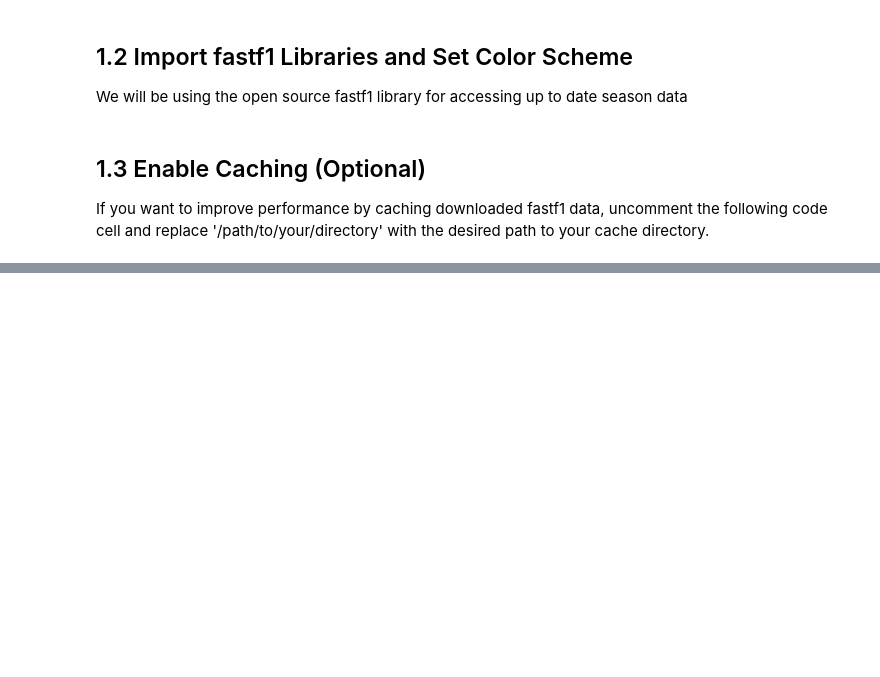
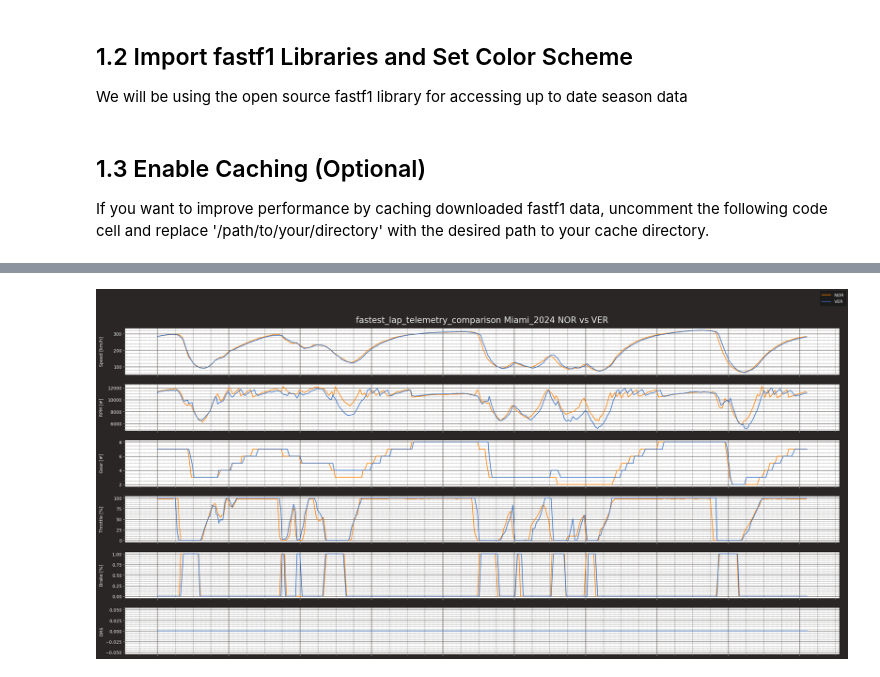
Before and after one commit to CharlotteGithub-prog/mclaren-performance-analysis-2024, a Jupyter notebook: 2024_season_overview.ipynb, the cells around one changed output, grey strips where cells are left out. Drawn from its saved outputs; the diff is of its cells as text; code cells hidden in the pictures; blank space fills up the shorter version.

Commit message:
Add DRS to subplots

```diff
--- a/2024_season_overview.ipynb
+++ b/2024_season_overview.ipynb
@@ -45,5 +45,5 @@ target_session = ff1.get_session(year, grand_prix, session)
 target_session.load(telemetry=True)
 
 # Define target drivers
-driver_1, driver_2 = 'NOR', 'LEC'
+driver_1, driver_2 = 'NOR', 'VER'
 team_1, team_2, team_3 = 'McLaren', 'Ferrari', 'Red Bull Racing'
@@ -82,7 +124,7 @@ telemetry_driver_2 = laps_driver_2.get_car_data().add_distance()
 # Plot Telemetry
 plotting.setup_mpl()
 
-subplots_number = 5 #6 with DRS
+subplots_number = 6 # Adjust to match number of plots included
 fig, ax = plt.subplots(subplots_number,figsize=(24,12))
 
 background = "white"
@@ -93,7 +135,7 @@ ax[1].set_facecolor(background)
 ax[2].set_facecolor(background)
 ax[3].set_facecolor(background)
 ax[4].set_facecolor(background)
-#ax[5].set_facecolor(background)
+ax[5].set_facecolor(background)
 
 
 ax[0].plot(telemetry_driver_1['Time'], telemetry_driver_1['Speed'], color=team_color_1, linestyle='-', label=driver_1)
@@ -111,22 +153,22 @@ ax[3].plot(telemetry_driver_2['Time'], telemetry_driver_2['Throttle'], color=tea
 ax[4].plot(telemetry_driver_1['Time'], telemetry_driver_1['Brake'], color=team_color_1, linestyle='-', label=driver_1)
 ax[4].plot(telemetry_driver_2['Time'], telemetry_driver_2['Brake'], color=team_color_2, linestyle='-', label=driver_2)
 
-#ax[5].plot(telemetry_driver_1['Time'], telemetry_driver_1['DRS'], color=team_color_1, linestyle='-', label=driver_1)
-#ax[5].plot(telemetry_driver_2['Time'], telemetry_driver_2['DRS'], color=team_color_2, linestyle='-', label=driver_2)
+ax[5].plot(telemetry_driver_1['Time'], telemetry_driver_1['DRS'], color=team_color_1, linestyle='-', label=driver_1)
+ax[5].plot(telemetry_driver_2['Time'], telemetry_driver_2['DRS'], color=team_color_2, linestyle='-', label=driver_2)
 
 ax[0].set_ylabel("Speed [km/h]")
 ax[1].set_ylabel("RPM [#]")
 ax[2].set_ylabel("Gear [#]")
 ax[3].set_ylabel("Throttle [%]")
 ax[4].set_ylabel("Brake [%]")
-#ax[5].set_ylabel("DRS")
+ax[5].set_ylabel("DRS")
 
 ax[0].get_xaxis().set_ticklabels([])
 ax[1].get_xaxis().set_ticklabels([])
 ax[2].get_xaxis().set_ticklabels([])
 ax[3].get_xaxis().set_ticklabels([])
 ax[4].get_xaxis().set_ticklabels([])
-#ax[5].get_xaxis().set_ticklabels([])
+ax[5].get_xaxis().set_ticklabels([])
 
 fig.align_ylabels()
 
@@ -137,4 +179,6 @@ plot_title = 'fastest_lap_telemetry_comparison '+grand_prix+'_'+str(year)+' '+dr
 ax[0].title.set_text(plot_title)
 plt.subplots_adjust(left=0.06 ,right=0.99, top=0.9, bottom=0.05)
 
-plt.savefig(plot_title+'.png', dpi=300)
+# Uncomment to save plot
+# plt.savefig(plot_title+'.png', dpi=300)
+# %% [output]
@@ -140,0 +189 @@ plt.savefig(plot_title+'.png', dpi=300)
+[figure, added]
```
Also changed, not shown: parts of 4 cells of this notebook, 2 other files.
